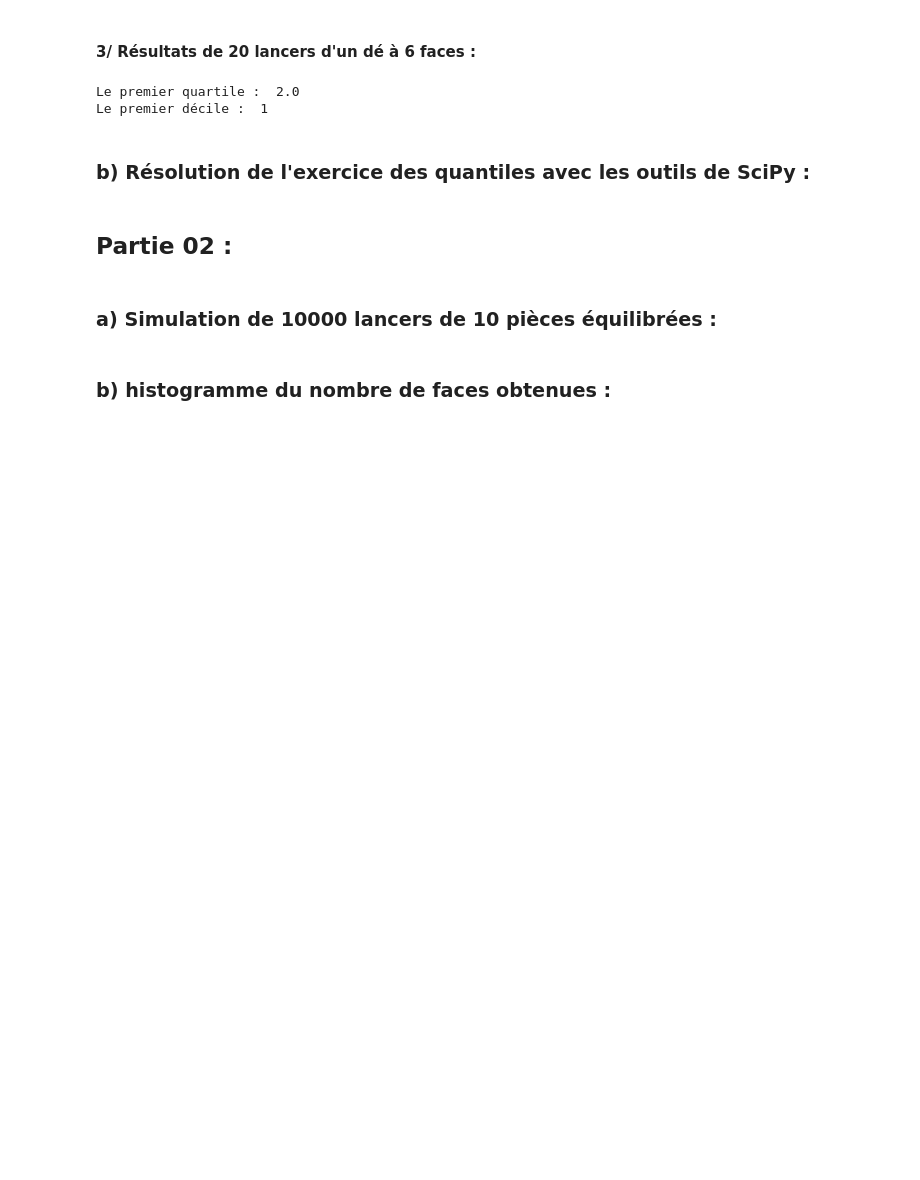
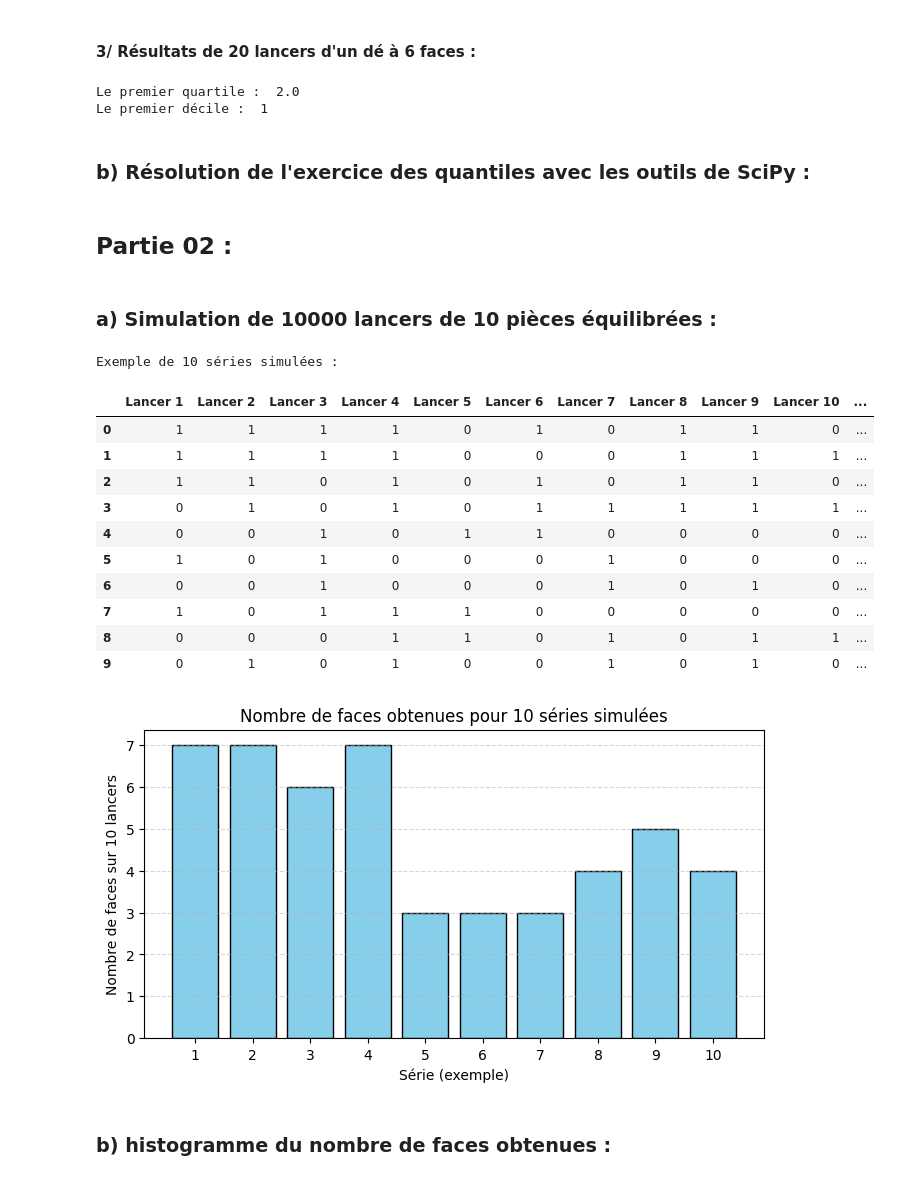
Before and after one commit to BentekhiciFarah/Proba_Miage, a Jupyter notebook: TP4.ipynb, the cells around one changed output. Drawn from its saved outputs; the diff is of its cells as text; code cells hidden in the pictures; blank space fills up the shorter version.

```diff
--- a/TP4.ipynb
+++ b/TP4.ipynb
@@ -89,5 +116,51 @@ Le premier décile :  1
 ## Partie 02 :
 # %% [markdown]
 ### a) Simulation de 10000 lancers de 10 pièces équilibrées :
+# %%
+# Paramètres
+np.random.seed(0)
+n_series = 10000
+n_lancers = 10
+p_face = 0.5
+
+# Simulation
+lancers = np.random.binomial(1, p_face, (n_series, n_lancers))
+nb_faces = np.sum(lancers, axis=1)
+
+# Tableau illustratif (10 premières séries)
+exemples = pd.DataFrame(
+    lancers[:10],
+    columns=[f"Lancer {i+1}" for i in range(n_lancers)]
+)
+exemples["Nombre de faces"] = nb_faces[:10]
+
+from IPython.display import display
+print("Exemple de 10 séries simulées :")
+display(exemples)
+
+
+
+plt.figure(figsize=(8,4))
+plt.bar(range(1, 11), nb_faces[:10], color='skyblue', edgecolor='black')
+plt.title("Nombre de faces obtenues pour 10 séries simulées")
+plt.xlabel("Série (exemple)")
+plt.ylabel("Nombre de faces sur 10 lancers")
+plt.xticks(range(1, 11))
+plt.grid(axis='y', linestyle='--', alpha=0.5)
+plt.show()
+# %% [output]
+Exemple de 10 séries simulées :
+|  | Lancer 1 | Lancer 2 | Lancer 3 | Lancer 4 | Lancer 5 | Lancer 6 | Lancer 7 | Lancer 8 | Lancer 9 | Lancer 10 | ... |
+| 0 | 1 | 1 | 1 | 1 | 0 | 1 | 0 | 1 | 1 | 0 | ... |
+| 1 | 1 | 1 | 1 | 1 | 0 | 0 | 0 | 1 | 1 | 1 | ... |
+| 2 | 1 | 1 | 0 | 1 | 0 | 1 | 0 | 1 | 1 | 0 | ... |
+| 3 | 0 | 1 | 0 | 1 | 0 | 1 | 1 | 1 | 1 | 1 | ... |
+| 4 | 0 | 0 | 1 | 0 | 1 | 1 | 0 | 0 | 0 | 0 | ... |
+| 5 | 1 | 0 | 1 | 0 | 0 | 0 | 1 | 0 | 0 | 0 | ... |
+| 6 | 0 | 0 | 1 | 0 | 0 | 0 | 1 | 0 | 1 | 0 | ... |
+| 7 | 1 | 0 | 1 | 1 | 1 | 0 | 0 | 0 | 0 | 0 | ... |
+| 8 | 0 | 0 | 0 | 1 | 1 | 0 | 1 | 0 | 1 | 1 | ... |
+| 9 | 0 | 1 | 0 | 1 | 0 | 0 | 1 | 0 | 1 | 0 | ... |
+[figure, added]
 # %% [markdown]
 ### b)  histogramme du nombre de faces obtenues :
```
Also changed, not shown: parts of 6 cells of this notebook.
